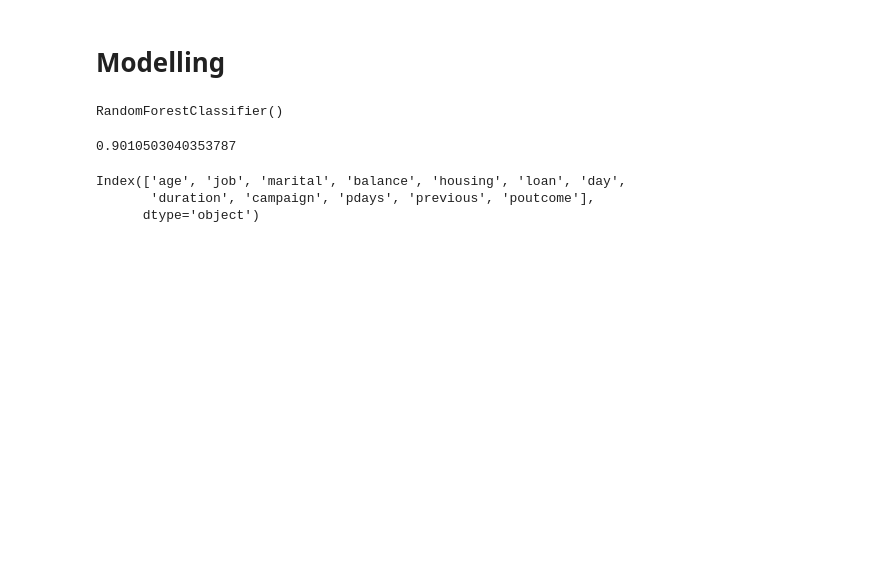
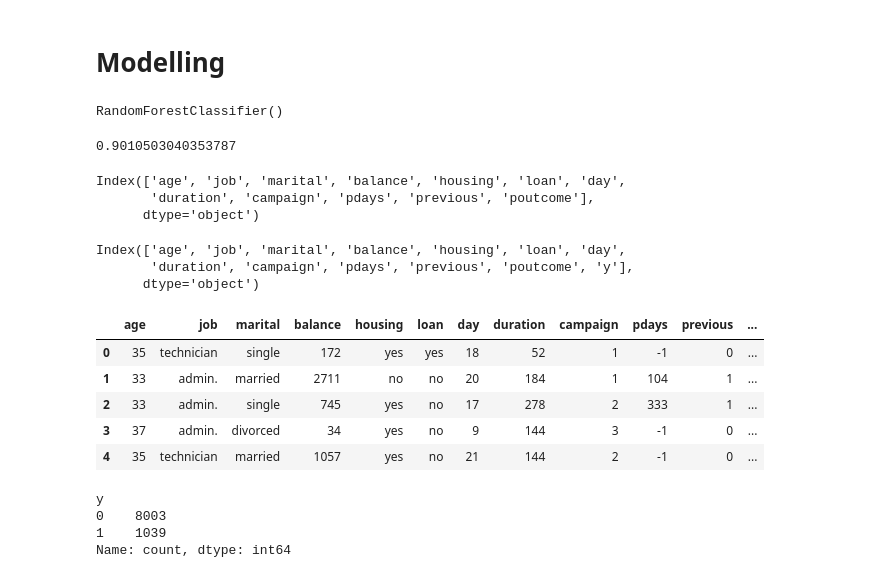
Before and after one commit to faisallshaikh/ucl_bank, a Jupyter notebook: src/notebook/EDA.ipynb, the cells around one changed output. Saved outputs shown, nothing was run; the diff lists cells and outputs as text; code cells hidden in the pictures; blank space fills up the shorter version.

```diff
--- a/src/notebook/EDA.ipynb
+++ b/src/notebook/EDA.ipynb
@@ -428,0 +431,24 @@ Index(['age', 'job', 'marital', 'balance', 'housing', 'loan', 'day',
+# %%
+data_2 = pd.read_csv(r"D:\Faisal\Projects\ucl_bank\dataset\final_file_1.csv")
+data_2.columns
+# %% [output]
+Index(['age', 'job', 'marital', 'balance', 'housing', 'loan', 'day',
+       'duration', 'campaign', 'pdays', 'previous', 'poutcome', 'y'],
+      dtype='object')
+# %%
+data_2["y"].replace({"yes":1, "no":0},inplace=True)
+data_2.head()
+# %% [output]
+|  | age | job | marital | balance | housing | loan | day | duration | campaign | pdays | previous | ... |
+| 0 | 35 | technician | single | 172 | yes | yes | 18 | 52 | 1 | -1 | 0 | ... |
+| 1 | 33 | admin. | married | 2711 | no | no | 20 | 184 | 1 | 104 | 1 | ... |
+| 2 | 33 | admin. | single | 745 | yes | no | 17 | 278 | 2 | 333 | 1 | ... |
+| 3 | 37 | admin. | divorced | 34 | yes | no | 9 | 144 | 3 | -1 | 0 | ... |
+| 4 | 35 | technician | married | 1057 | yes | no | 21 | 144 | 2 | -1 | 0 | ... |
+# %%
+data_2["y"].value_counts()
+# %% [output]
+y
+0    8003
+1    1039
+Name: count, dtype: int64
```
Also changed, not shown: parts of 2 cells of this notebook, 17 other files.
